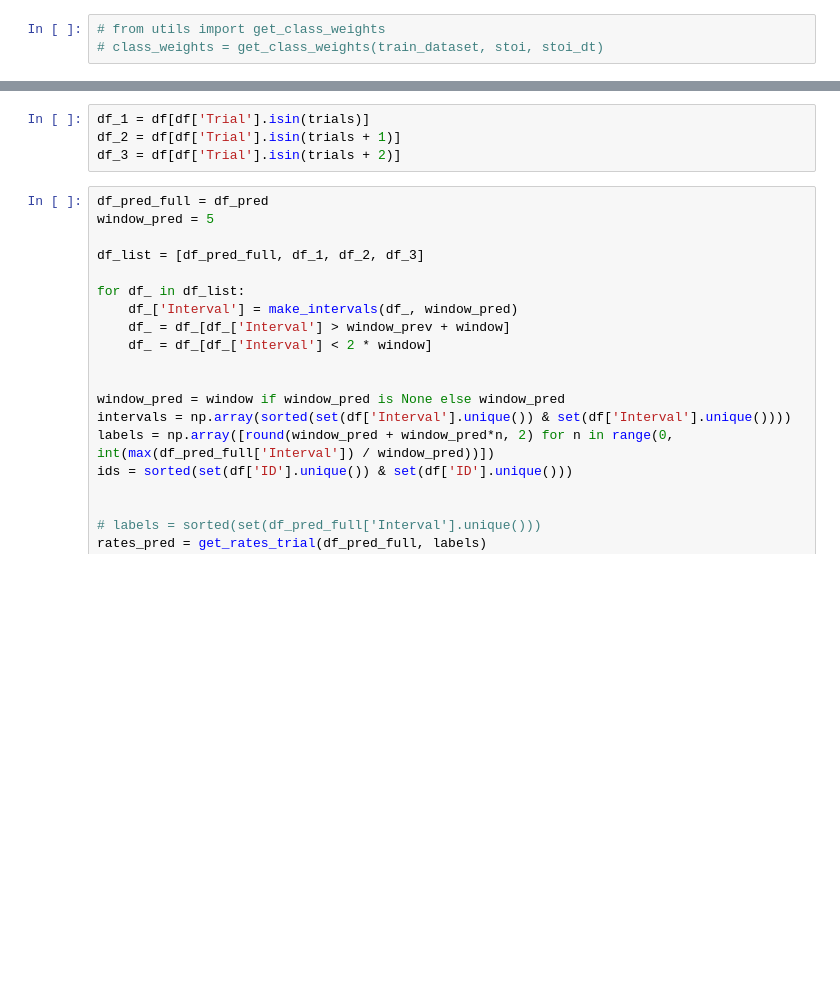
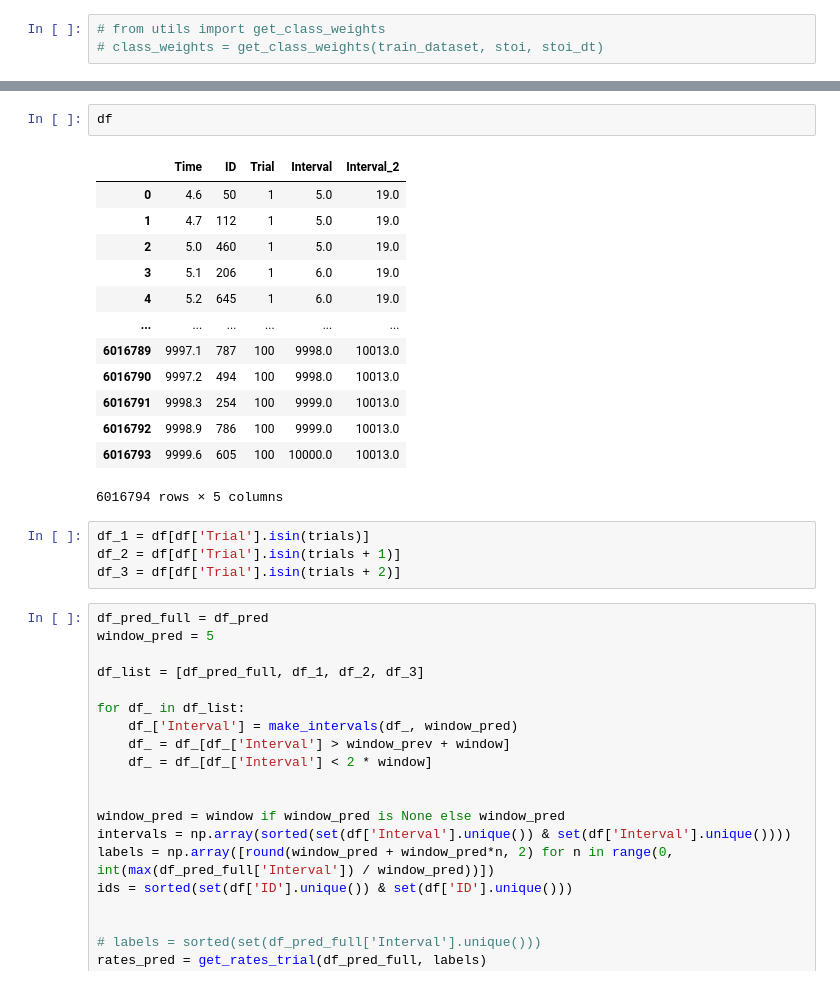
Before and after one commit to a-antoniades/neuroformer_, a Jupyter notebook: neuroformer_LargeRandLIF2.ipynb, the cells around one changed output, grey strips where cells are left out. Cells and saved outputs as stored; diff of their text form; blank space fills up the shorter version.

```diff
--- a/neuroformer_LargeRandLIF2.ipynb
+++ b/neuroformer_LargeRandLIF2.ipynb
@@ -334,6 +364,22 @@ Trial: 82
 Length: 2813 Neurons: 1003 Pixels: 0.
 id block size: 50
 frames: 1000, id: 50
+# %%
+df
+# %% [output]
+|  | Time | ID | Trial | Interval | Interval_2 |
+| 0 | 4.6 | 50 | 1 | 5.0 | 19.0 |
+| 1 | 4.7 | 112 | 1 | 5.0 | 19.0 |
+| 2 | 5.0 | 460 | 1 | 5.0 | 19.0 |
+| 3 | 5.1 | 206 | 1 | 6.0 | 19.0 |
+| 4 | 5.2 | 645 | 1 | 6.0 | 19.0 |
+| ... | ... | ... | ... | ... | ... |
+| 6016789 | 9997.1 | 787 | 100 | 9998.0 | 10013.0 |
+| 6016790 | 9997.2 | 494 | 100 | 9998.0 | 10013.0 |
+| 6016791 | 9998.3 | 254 | 100 | 9999.0 | 10013.0 |
+| 6016792 | 9998.9 | 786 | 100 | 9999.0 | 10013.0 |
+| 6016793 | 9999.6 | 605 | 100 | 10000.0 | 10013.0 |
+6016794 rows × 5 columns
 # %%
 df_1 = df[df['Trial'].isin(trials)]
 df_2 = df[df['Trial'].isin(trials + 1)]
```
Also changed, not shown: parts of 16 cells of this notebook, 6 other files.
